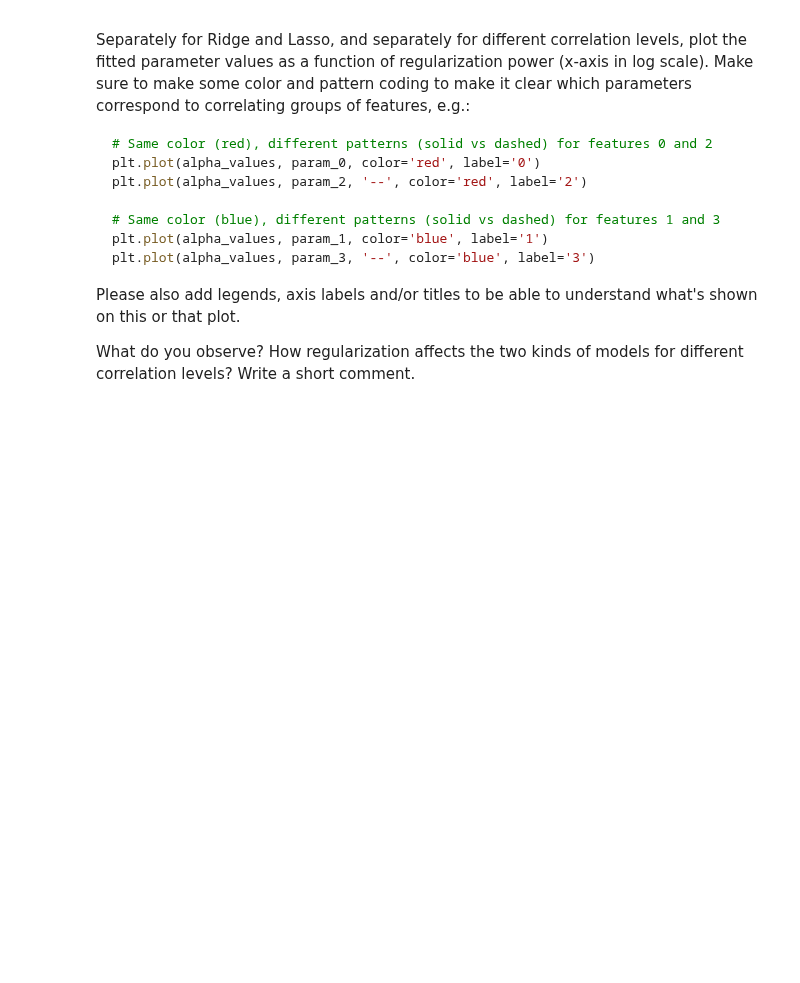
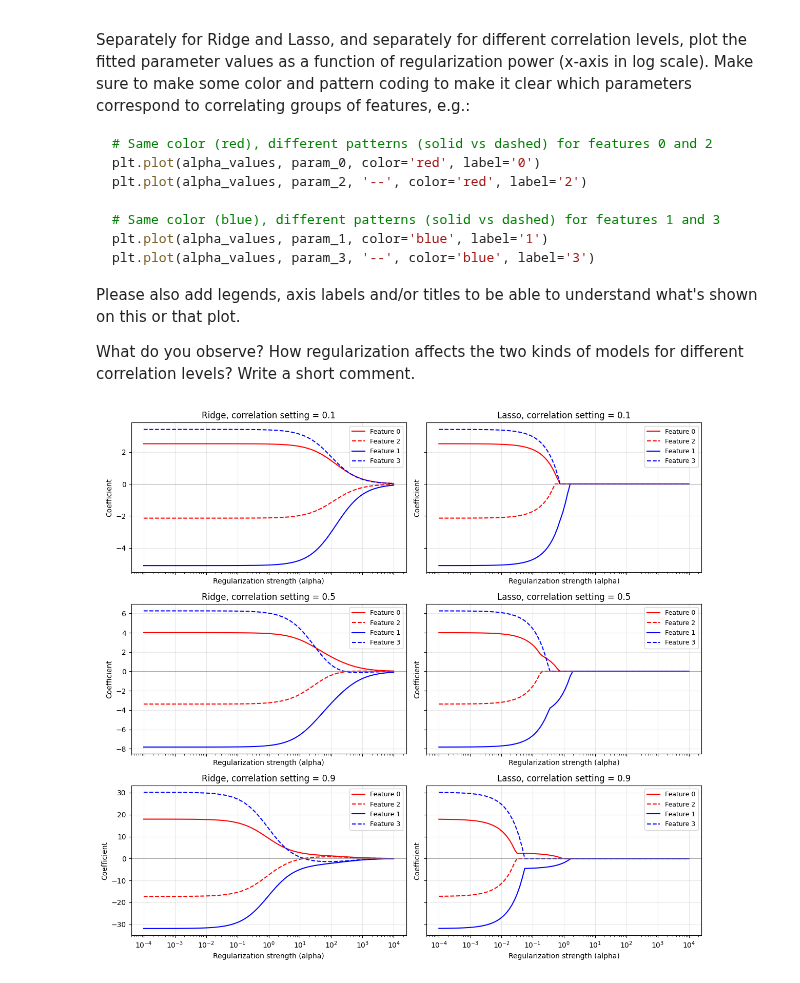
Before and after one commit to buxazich/MLDM-2026, a Jupyter notebook: 04-regularization/Regularization_HW.ipynb, the cells around one changed output. Saved outputs shown, nothing was run; the diff lists cells and outputs as text; code cells hidden in the pictures; blank space fills up the shorter version.

```diff
--- a/04-regularization/Regularization_HW.ipynb
+++ b/04-regularization/Regularization_HW.ipynb
@@ -56,0 +41,50 @@ for correlation in [0.1, 0.5, 0.9]:
+# %%
+from tqdm import tqdm
+
+fig, axes = plt.subplots(3, 2, figsize=(12, 11), sharex=True, sharey='row')
+row = 0
+
+for correlation in [0.1, 0.5, 0.9]:
+  # dataset to fit (no need to split into train/test in this task):
+  X, y = gen_data(500, correlation)
+
+  # regularization powers:
+  alpha_values = np.logspace(-4, 4, 100, base=10)
+
+  # lists to collect models' parameters:
+  params_ridge = []
+  params_lasso = []
+
+  for alpha in tqdm(alpha_values):
+    ridge = Ridge(alpha=alpha, fit_intercept=False)
+    # Allowed extra iterations for strongly correlated features.
+    lasso = Lasso(alpha=alpha, fit_intercept=False, max_iter=10000)
+
+    ridge.fit(X, y)
+    lasso.fit(X, y)
+    params_ridge.append(ridge.coef_)
+    params_lasso.append(lasso.coef_)
+
+  params_ridge = np.array(params_ridge)
+  params_lasso = np.array(params_lasso)
+
+  for ax, params, name in zip(axes[row], [params_ridge, params_lasso], ['Ridge', 'Lasso']):
+    # Used matching colors for correlated pairs and different line styles.
+    ax.plot(alpha_values, params[:, 0], color='red', label='Feature 0')
+    ax.plot(alpha_values, params[:, 2], '--', color='red', label='Feature 2')
+    ax.plot(alpha_values, params[:, 1], color='blue', label='Feature 1')
+    ax.plot(alpha_values, params[:, 3], '--', color='blue', label='Feature 3')
+    ax.set_xscale('log')
+    ax.set_title(f'{name}, correlation setting = {correlation}')
+    ax.set_xlabel('Regularization strength (alpha)')
+    ax.set_ylabel('Coefficient')
+    ax.axhline(0, color='gray', linewidth=0.5)
+    ax.grid(alpha=0.3)
+    ax.legend(fontsize=9)
+
+  row += 1
+
+plt.tight_layout()
+plt.show()
+# %% [output]
+[figure, added]
```
Also changed, not shown: parts of 2 cells of this notebook, 2 other files.
